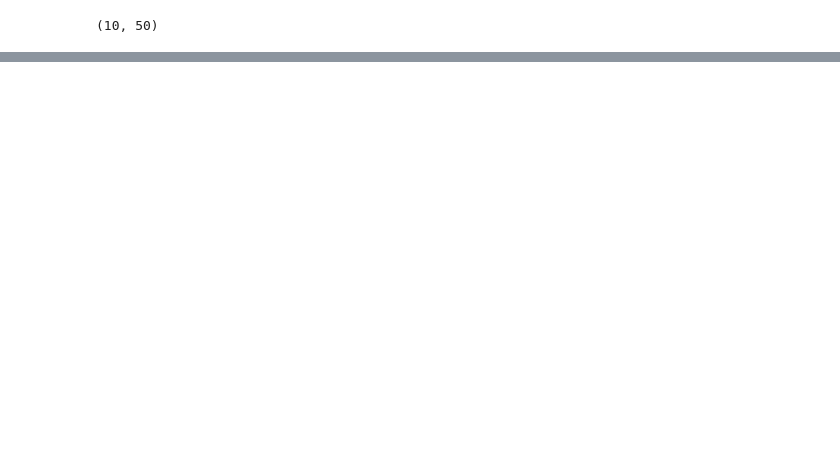
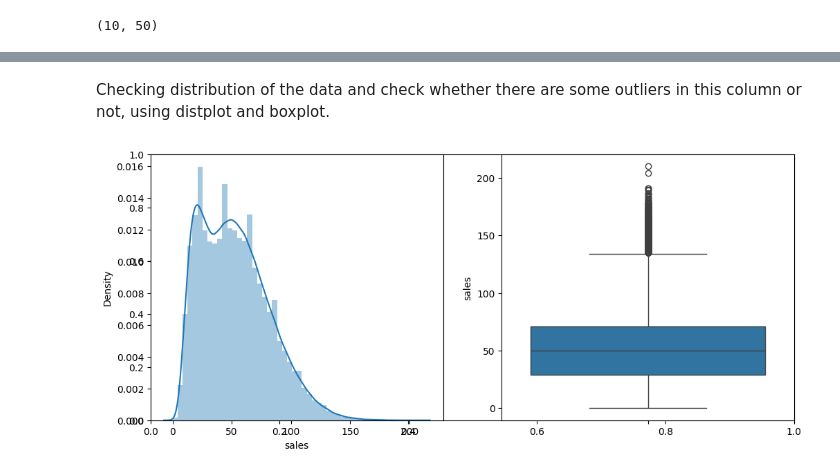
Before and after one commit to Vedanshi18/inventory-demand-forecasting, a Jupyter notebook: Inventory_Demand_Forecasting.ipynb, the cells around one changed output, grey strips where cells are left out. Saved outputs shown, nothing was run; the diff lists cells and outputs as text; code cells hidden in the pictures; blank space fills up the shorter version.

```diff
--- a/Inventory_Demand_Forecasting.ipynb
+++ b/Inventory_Demand_Forecasting.ipynb
@@ -216,0 +251,12 @@ plt.show()
+# %% [markdown]
+Checking distribution of the data and check whether there are some outliers in this column or not, using distplot and boxplot.
+# %%
+plt.subplots(figsize=(12,5))
+plt.subplot(1, 2, 1)
+sb.distplot(df['sales'])
+
+plt.subplot(1, 2, 2)
+sb.boxplot(df['sales'])
+plt.show()
+# %% [output]
+[figure, added]
```
Also changed, not shown: parts of 37 cells of this notebook.
